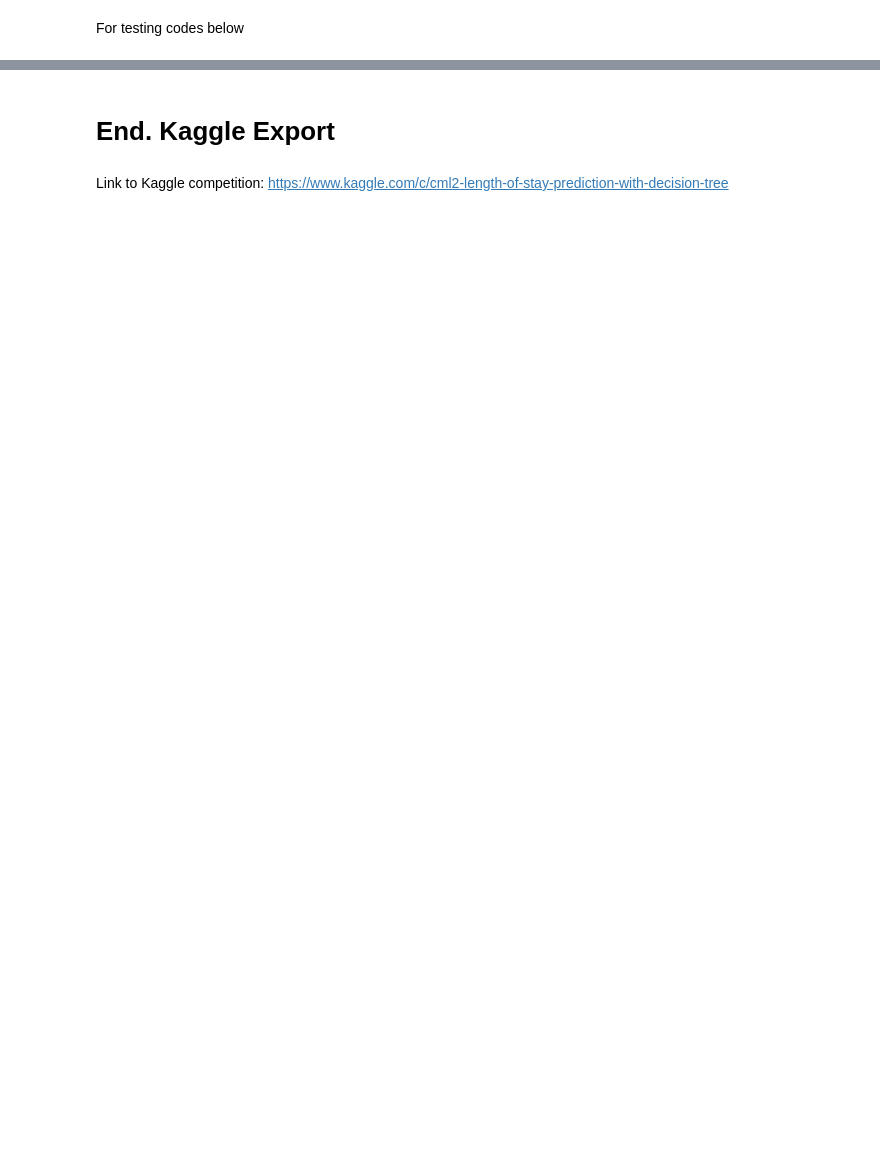
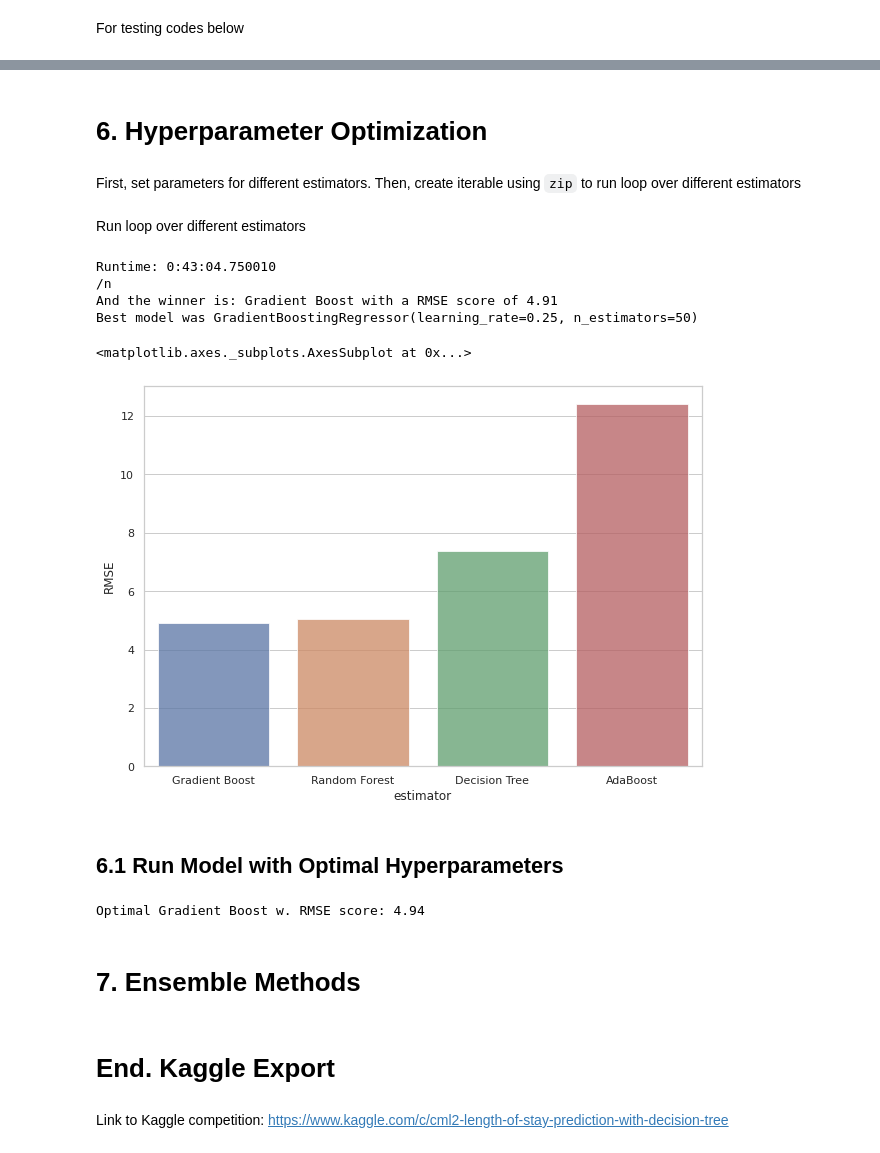
Before and after one commit to MathiasSchindlerCPH/BSE-T2-CML2-repo, a Jupyter notebook: Project-2-DT-Ensembles/msch_DT_Ensemble_v1.ipynb, the cells around one changed output, grey strips where cells are left out. Saved outputs shown, nothing was run; the diff lists cells and outputs as text; code cells hidden in the pictures; blank space fills up the shorter version.

```diff
--- a/Project-2-DT-Ensembles/msch_DT_Ensemble_v1.ipynb
+++ b/Project-2-DT-Ensembles/msch_DT_Ensemble_v1.ipynb
@@ -1003,0 +1193,4 @@ Name: LOS, dtype: float64
+# %% [markdown]
+# **6. Hyperparameter Optimization**
+# %% [markdown]
+First, set parameters for different estimators. Then, create iterable using `zip` to run loop over different estimators
@@ -1004,3 +1236,76 @@ Name: LOS, dtype: float64
+# %% [markdown]
+Run loop over different estimators
+# %%
+# Start timer
+start = datetime.now()
+
+# Set data
+#df, target = X_random, y_random
+df, target = X_train, y_train
+
+best_ests = []
+# Run grid search over different estimators and report metrics
+for name, reg, param in regs_clf:
+  # Instantiate grid
+  grid = RandomizedSearchCV(estimator = reg,
+                            param_distributions = param,
+                            scoring = 'neg_mean_squared_error',
+                            cv = 5,
+                            n_iter = 25,
+                            n_jobs = -1,
+                            verbose = 0)
+
+  # Fit grid and calc score
+  grid.fit(df, target)
+  cvs = cross_val_score(reg, df, target, scoring = 'neg_mean_squared_error', cv = 5)
+  rmse = sqrt((-1)*cvs.mean())
+
+  # Save results
+  best_ests.append((name, rmse, grid.best_estimator_))
+
+# Print runtime
+print('Runtime:', datetime.now() - start); print('/n')
+
+# Print winner
+best_ests.sort(key=lambda x: x[1])
+print('And the winner is:', best_ests[0][0], 'with a RMSE score of {:0.2f}'.format(best_ests[0][1]))
+print('Best model was', best_ests[0][2])
+# %% [output]
+Runtime: 0:43:04.750010
+/n
+And the winner is: Gradient Boost with a RMSE score of 4.91
+Best model was GradientBoostingRegressor(learning_rate=0.25, n_estimators=50)
+# %%
+# Df for plot
+regs_df = pd.DataFrame(best_ests, columns =['estimator', 'RMSE', 'spec']).sort_values('RMSE', ascending = True)
+regs_df = regs_df.drop(['spec'], axis = 1)
+
+# Plot
+sns.set_theme(style="whitegrid")
+sns.barplot(x = "estimator", y = "RMSE", data = regs_df, alpha = .75)
+# %% [output]
+<matplotlib.axes._subplots.AxesSubplot at 0x...>
+[figure, added]
+# %% [markdown]
+## 6.1 Run Model with Optimal Hyperparameters
+# %%
+# Set data
+#df, target = X_random, y_random
+df, target = X_train, y_train
+
+# Instantiate
+opt_model = best_ests[0][2]
+
+# Fit
+opt_model.fit(df, target)
+
+# Estimate RMSE score
+cvs = cross_val_score(opt_model, df, target, scoring = 'neg_mean_squared_error', cv = 5)
+print("Optimal", best_ests[0][0], "w. RMSE score: {:0.2f} \n".format(sqrt((-1)*cvs.mean())))
+# %% [output]
+Optimal Gradient Boost w. RMSE score: 4.94
+# %% [markdown]
+# **7. Ensemble Methods**
 # %% [markdown]
 # **End. Kaggle Export**
 # %% [markdown]
```
Also changed, not shown: parts of 35 cells of this notebook.
